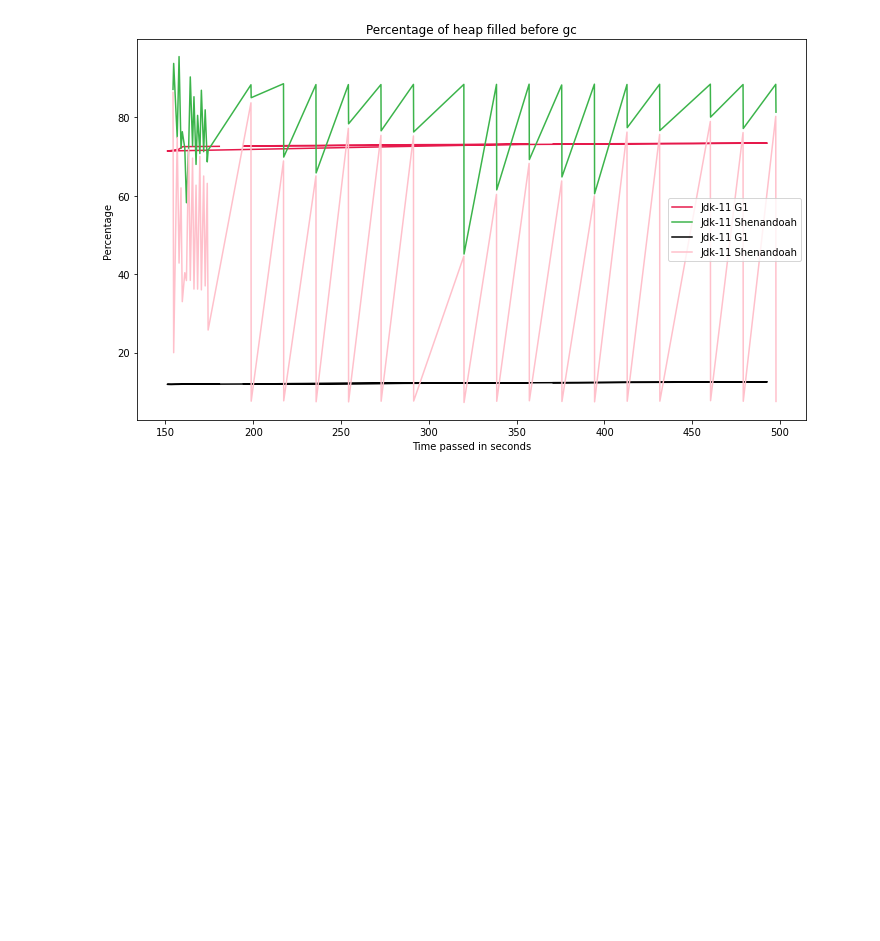
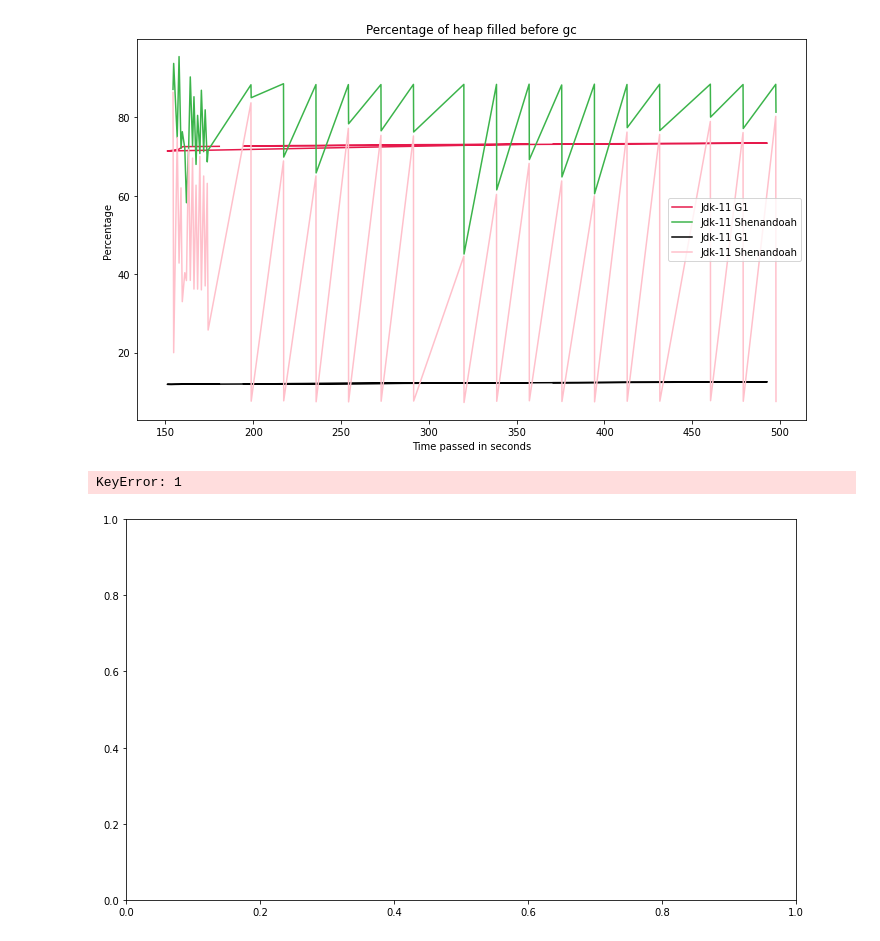
Before and after one commit to apple/GCGC, a Jupyter notebook: src/notebooks/analyze_logs_dev.ipynb, the cells around one changed output. Drawn from its saved outputs; the diff is of its cells as text; code cells hidden in the pictures; blank space fills up the shorter version.

Commit message:
Testing features for max allocation rate.

```diff
--- a/src/notebooks/analyze_logs_dev.ipynb
+++ b/src/notebooks/analyze_logs_dev.ipynb
@@ -523,3 +523,11 @@ plot = plot_percentages(gc_event_dataframes, None, heap_before_gc,
 # %% [output]
 2
 [figure]
+# %%
+from src.graphing.max_allocation_rate import difference_in_entries
+plot = difference_in_entries(gc_event_dataframes, None, heap_before_gc,
+         labels, column = "HeapBeforeGC",
+         line_graph = True)
+# %% [output]
+KeyError: 1
+[figure, added]
```
Also changed, not shown: 2 other files.
